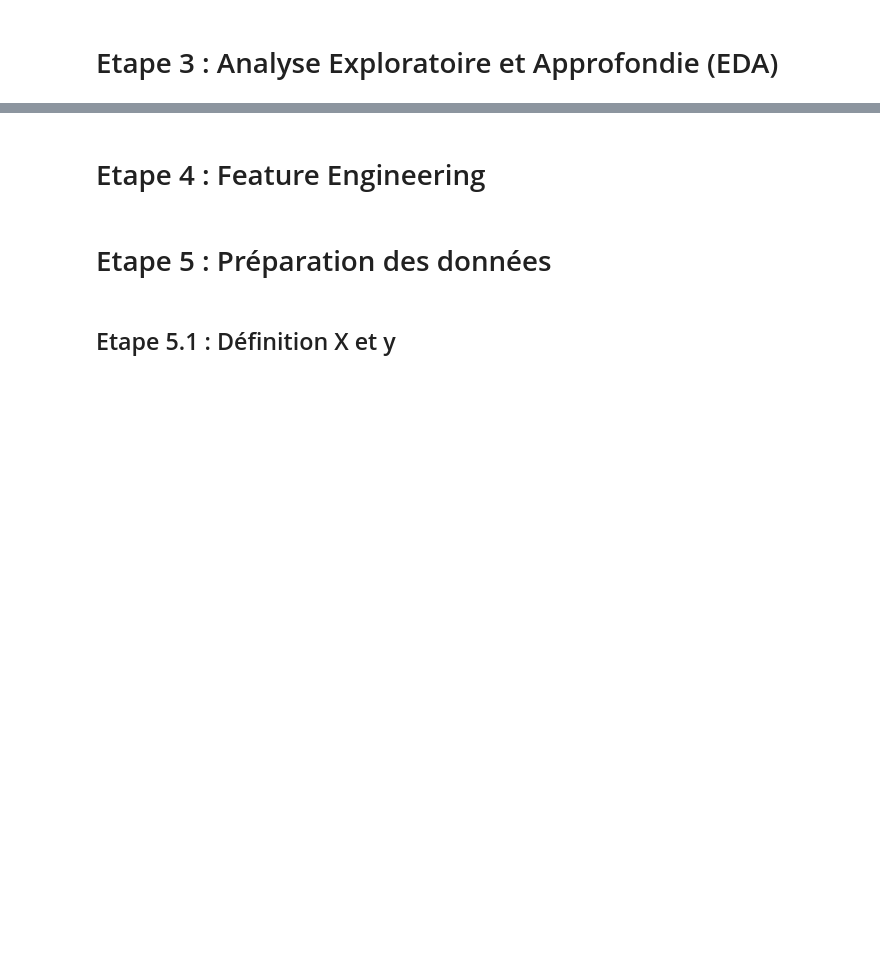
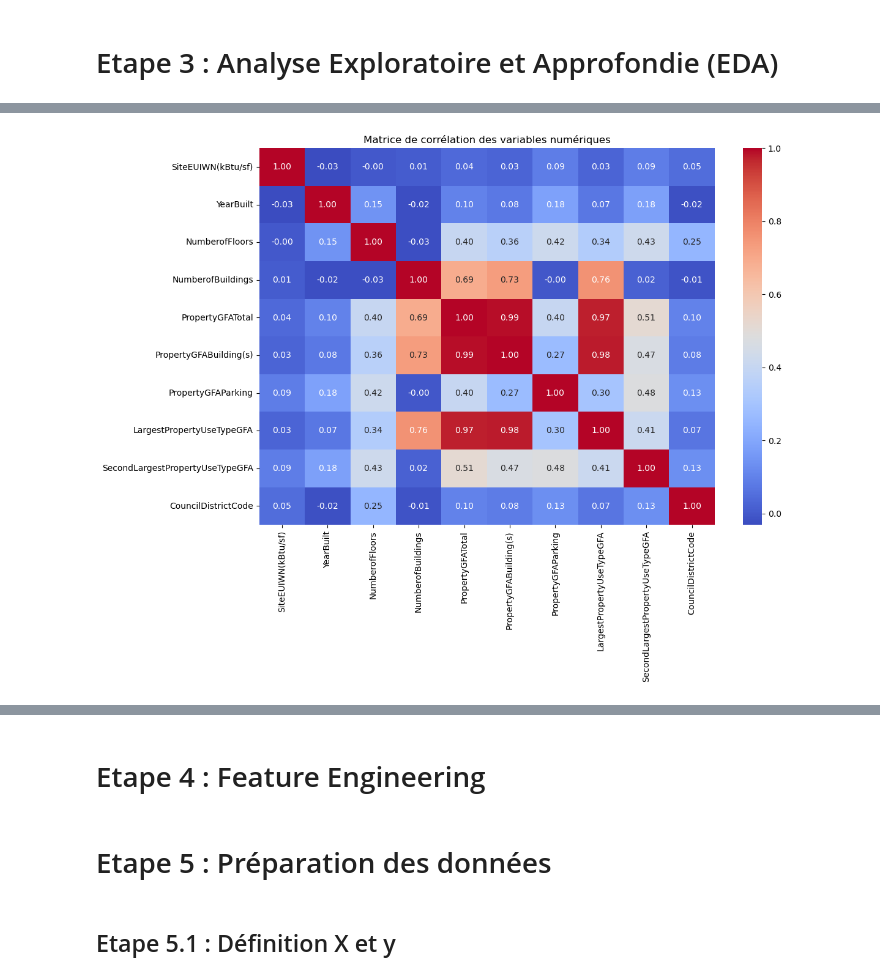
Before and after one commit to vikdevit/ai_engineer_projects, a Jupyter notebook: P03/notebooks/Khatcherian_Viken_p03_notebook.ipynb, the cells around one changed output, grey strips where cells are left out. Cells and saved outputs as stored; diff of their text form; code cells hidden in the pictures; blank space fills up the shorter version.

```diff
--- a/P03/notebooks/Khatcherian_Viken_p03_notebook.ipynb
+++ b/P03/notebooks/Khatcherian_Viken_p03_notebook.ipynb
@@ -240,0 +541,9 @@ cols_pertinentes = [
+# %%
+# recherche de corrélations entre variables numériques
+plt.figure(figsize=(12,8))
+corr_matrix = df_2016beb_rel[numeric_cols].corr()
+sns.heatmap(corr_matrix, annot=True, fmt=".2f", cmap="coolwarm")
+plt.title("Matrice de corrélation des variables numériques")
+plt.show()
+# %% [output]
+[figure, added]
```
Also changed, not shown: parts of 27 cells of this notebook.
